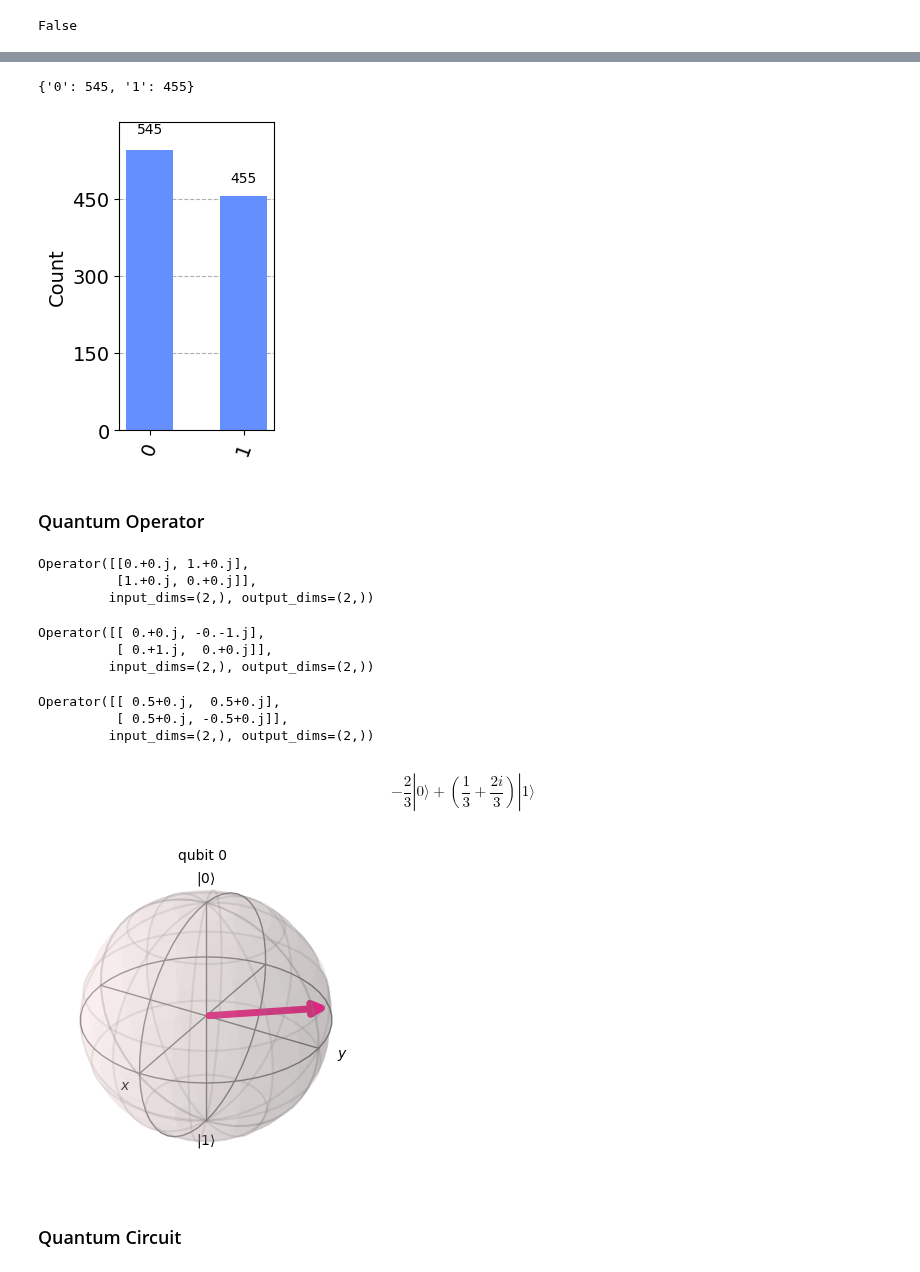
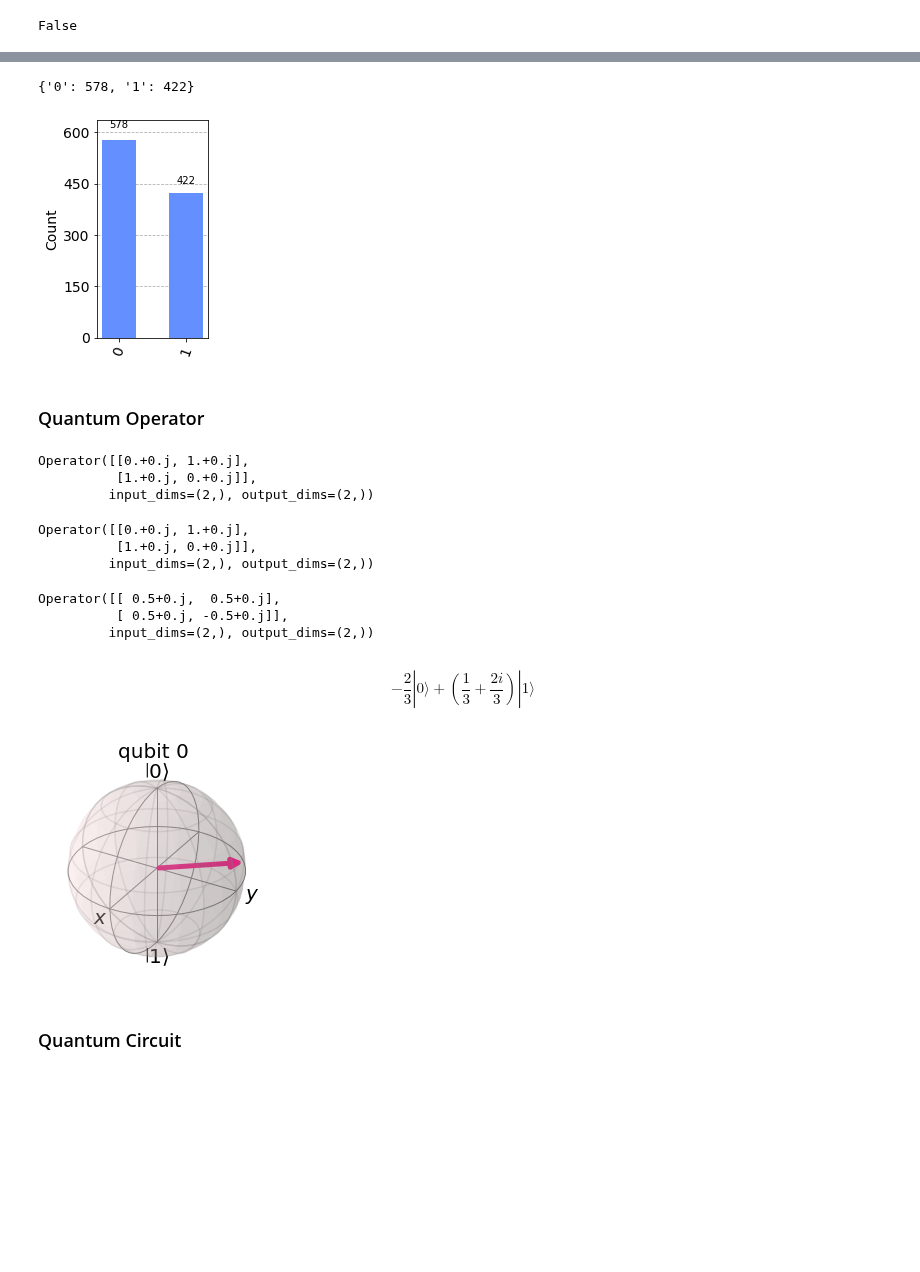
Before and after one commit to arque1393/QuantumLearning, a Jupyter notebook: QiskitBasics.ipynb, the cells around one changed output, grey strips where cells are left out. Cells and saved outputs as stored; diff of their text form; code cells hidden in the pictures; blank space fills up the shorter version.

```diff
--- a/QiskitBasics.ipynb
+++ b/QiskitBasics.ipynb
@@ -76,39 +92,40 @@ $$- |1\rangle$$
 # %%
 statistics = v.sample_counts(1000)
 display(statistics)
-plot_histogram(statistics,figsize=(2,4))
+disp(plot_histogram(statistics,figsize=(2,4)))
 # %% [output]
-{'0': 545, '1': 455}
+{'0': 578, '1': 422}
-[figure, old version]
+[figure, new version]
 # %% [markdown]
 ### Quantum Operator
 # %%
-σx = np.array([[0,1],[1,0]], dtype=complex)
-σy = np.array([[0,-1j],[1j,0]],dtype=complex)
+pauli_x = np.array([[0,1],[1,0]], dtype=complex)
+pauli_y = np.array([[0,-1j],[1j,0]],dtype=complex)
 H = np.array([[1,1],[1,-1]],dtype=complex)
 H /= linalg.norm(H)
-σ_x = Operator(σx)
-σ_y = Operator(σy)
+pauli_x = Operator(pauli_x)
+pauli_y = Operator(pauli_x)
 h = Operator(H)
-disp(σ_x)
-disp(σ_y)
+
+disp(pauli_y)
+disp(pauli_x)
 disp(h)
 # %% [output]
 Operator([[0.+0.j, 1.+0.j],
           [1.+0.j, 0.+0.j]],
          input_dims=(2,), output_dims=(2,))
-Operator([[ 0.+0.j, -0.-1.j],
-          [ 0.+1.j,  0.+0.j]],
+Operator([[0.+0.j, 1.+0.j],
+          [1.+0.j, 0.+0.j]],
          input_dims=(2,), output_dims=(2,))
 Operator([[ 0.5+0.j,  0.5+0.j],
           [ 0.5+0.j, -0.5+0.j]],
          input_dims=(2,), output_dims=(2,))
 # %%
-disp(v.evolve(σ_x).draw('latex'))
+disp(v.evolve(pauli_x).draw('latex'))
 plot_bloch_multivector(v,figsize=(4,4))
 # %% [output]
 $$- \frac{2}{3} |0\rangle+(\frac{1}{3} + \frac{2 i}{3}) |1\rangle$$
-[figure, old version]
+[figure, new version]
 # %% [markdown]
 ### Quantum Circuit
 # %%
```
Also changed, not shown: parts of 26 cells of this notebook, 17 other files.
